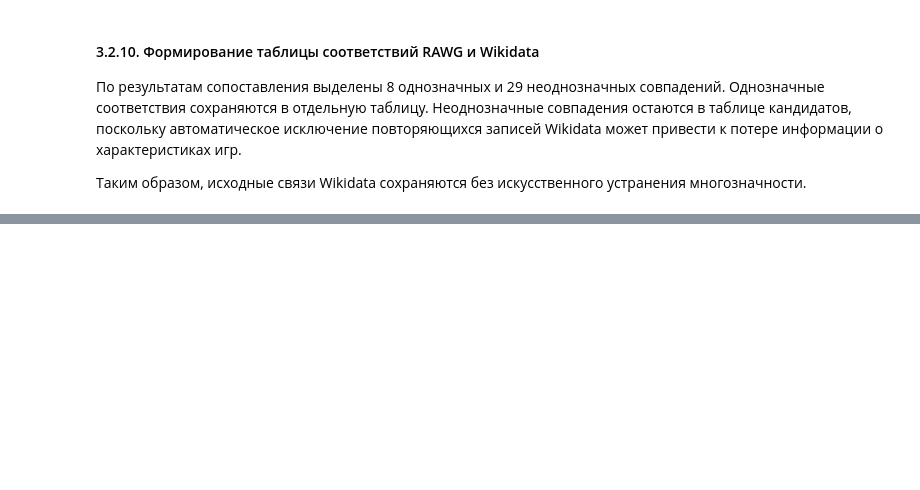
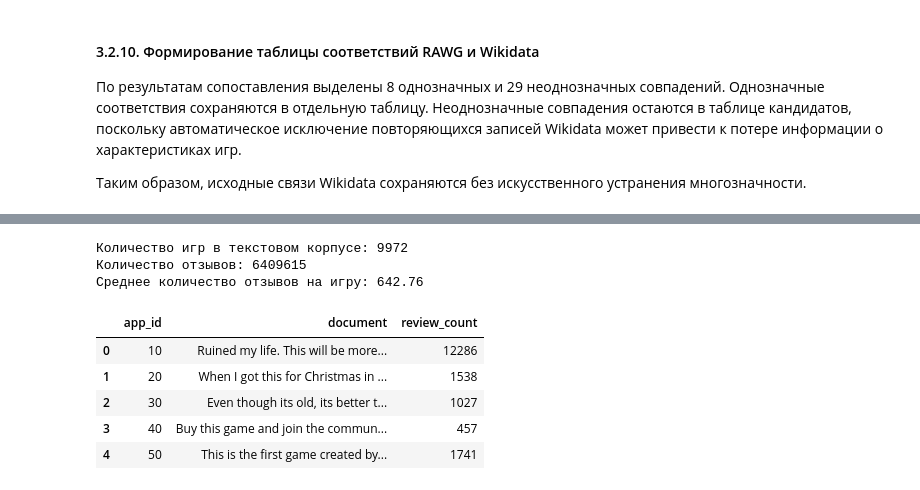
Before and after one commit to Dani-ldyaev/gaming-data-analysis, a Jupyter notebook: notebooks/2_3.ipynb, the cells around one changed output, grey strips where cells are left out. Cells and saved outputs as stored; diff of their text form; code cells hidden in the pictures; blank space fills up the shorter version.

Commit message:
Continue developing 2.3. Move onto TF-IDF for reviews

```diff
--- a/notebooks/2_3.ipynb
+++ b/notebooks/2_3.ipynb
@@ -2502,0 +2613,45 @@ display(rawg_wikidata_matches.head(10))
+# %%
+from sklearn.feature_extraction.text import TfidfVectorizer
+
+reviews_path = PROCESSED / "reviews" / "steam_reviews.parquet"
+
+reviews_df = pd.read_parquet(
+    reviews_path,
+    columns=["app_id", "review_text"]
+)
+
+# Исключение отзывов без содержательного текста
+reviews_df = reviews_df.dropna(
+    subset=["app_id", "review_text"]
+).copy()
+
+reviews_df["review_text"] = reviews_df["review_text"].str.strip()
+reviews_df = reviews_df[
+    reviews_df["review_text"].ne("")
+]
+
+# Объединение отзывов в один документ на игру
+game_documents = (
+    reviews_df.groupby("app_id", as_index=False)
+    .agg(
+        document=("review_text", " ".join),
+        review_count=("review_text", "size")
+    )
+)
+
+print("Количество игр в текстовом корпусе:", len(game_documents))
+print("Количество отзывов:", game_documents["review_count"].sum())
+print("Среднее количество отзывов на игру:",
+      round(game_documents["review_count"].mean(), 2))
+
+display(game_documents.head())
+# %% [output]
+Количество игр в текстовом корпусе: 9972
+Количество отзывов: 6409615
+Среднее количество отзывов на игру: 642.76
+|  | app_id | document | review_count |
+| 0 | 10 | Ruined my life. This will be more... | 12286 |
+| 1 | 20 | When I got this for Christmas in ... | 1538 |
+| 2 | 30 | Even though its old, its better t... | 1027 |
+| 3 | 40 | Buy this game and join the commun... | 457 |
+| 4 | 50 | This is the first game created by... | 1741 |
```
Also changed, not shown: parts of 8 cells of this notebook.
